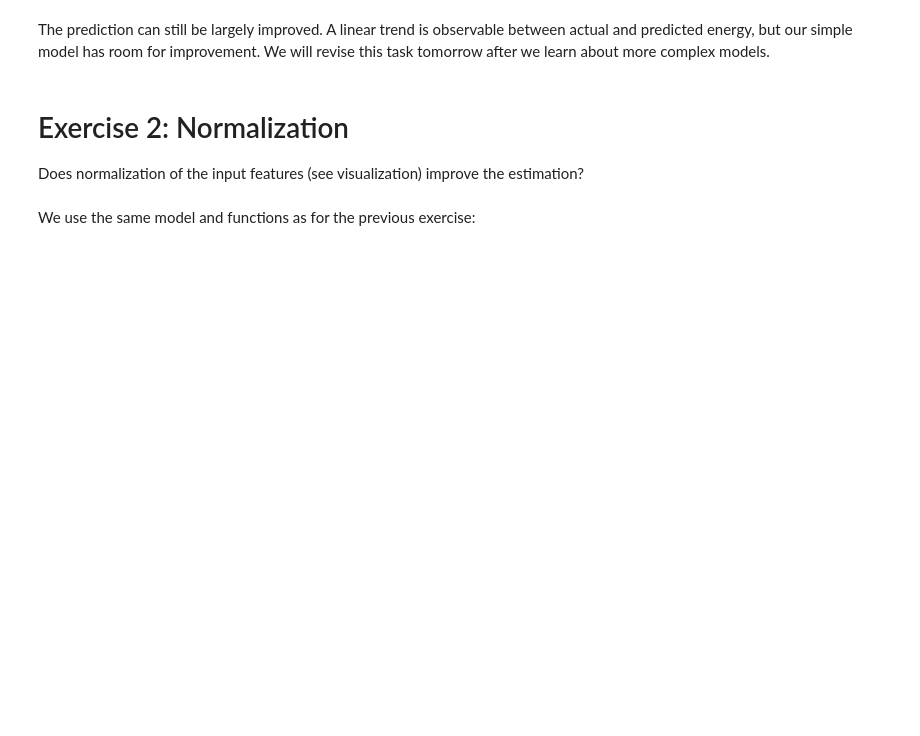
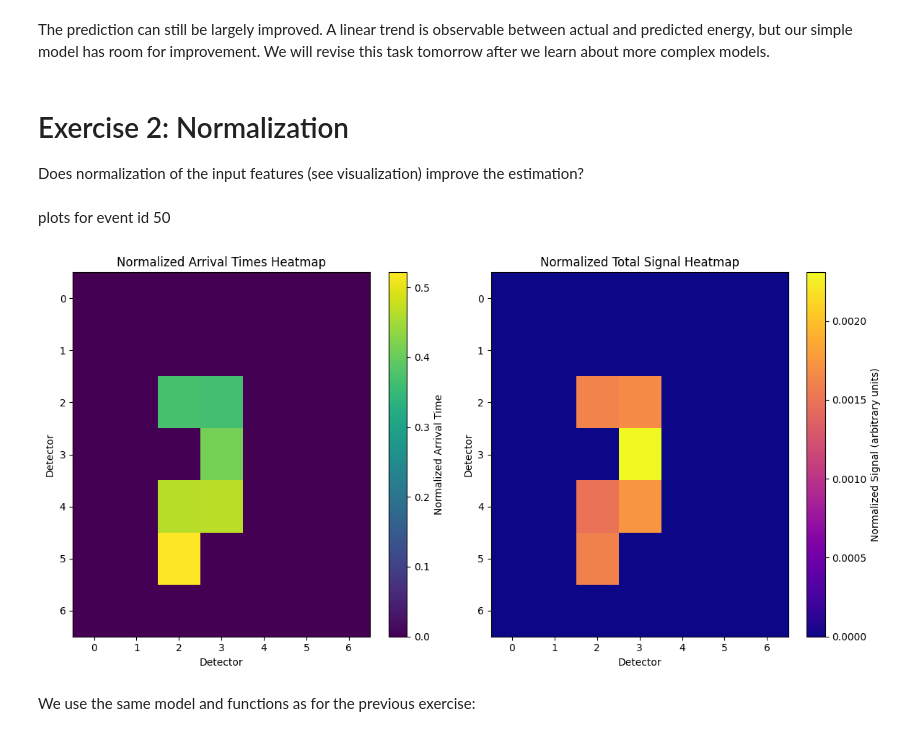
Before and after one commit to cescalara/TAML2025_ICRR_handson, a Jupyter notebook: day1/application-to-TA-solution.ipynb, the cells around one changed output. Cells and saved outputs as stored; diff of their text form; code cells hidden in the pictures; blank space fills up the shorter version.

```diff
--- a/day1/application-to-TA-solution.ipynb
+++ b/day1/application-to-TA-solution.ipynb
@@ -392,3 +359,27 @@ Does normalization of the input features (see visualization) improve the estimat
+# %% [markdown]
+plots for event id 50
+# %%
+fig, axs = plt.subplots(1, 2, figsize=(12, 6))
+
+
+# Heatmap for Normalized Arrival Times
+c1 = axs[0].imshow(data["arrival_times"][50], aspect="auto", cmap="viridis")
+axs[0].set_title("Normalized Arrival Times Heatmap")
+axs[0].set_xlabel("Detector")
+axs[0].set_ylabel("Detector")
+plt.colorbar(c1, ax=axs[0], label="Normalized Arrival Time")
+
+# Heatmap for Normalized Total Signal
+c2 = axs[1].imshow(data["total_signal"][50], aspect="auto", cmap="plasma")
+axs[1].set_title("Normalized Total Signal Heatmap")
+axs[1].set_xlabel("Detector")
+axs[1].set_ylabel("Detector")
+plt.colorbar(c2, ax=axs[1], label="Normalized Signal (arbitrary units)")
+
+plt.tight_layout()
+plt.show()
+# %% [output]
+[figure, added]
 # %%
 total_signal = torch.tensor(data["total_signal"], dtype=torch.float32).to(device)
 arrival_time = torch.tensor(data["arrival_times"], dtype=torch.float32).to(device)
```
Also changed, not shown: parts of 13 cells of this notebook.
